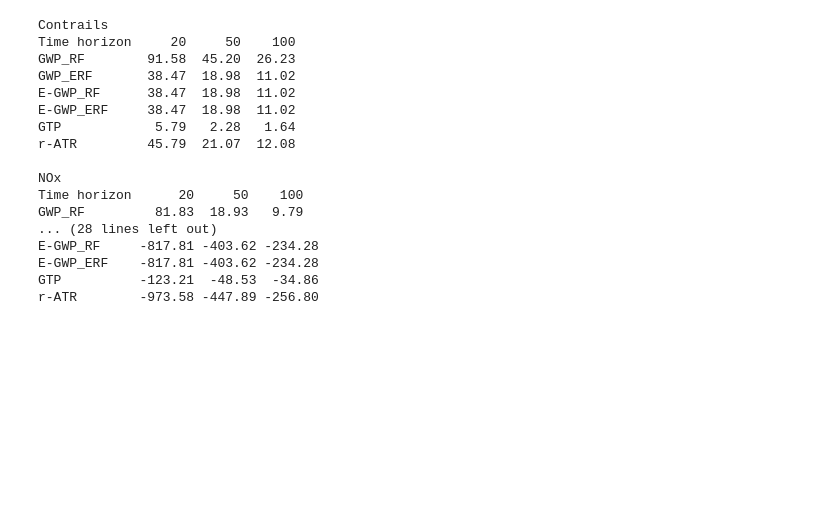
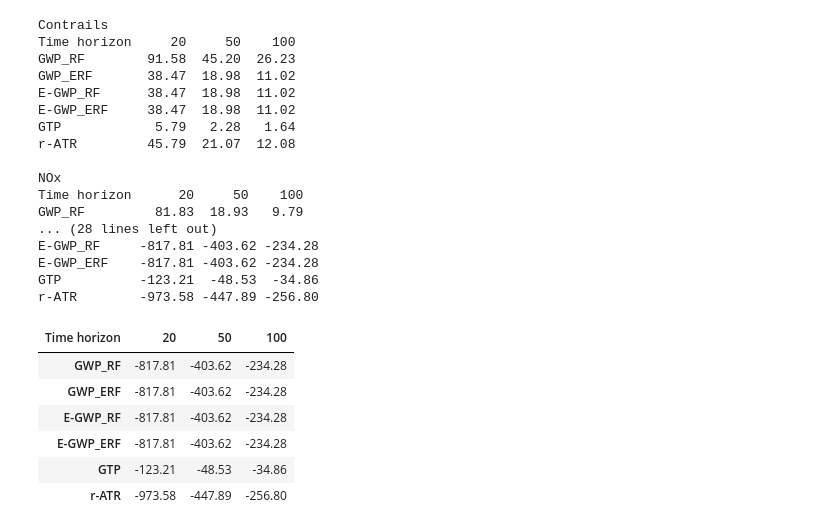
Before and after one commit to AeroMAPS/AeroCM, a Jupyter notebook: metrics_time_horizon_sensitivity.ipynb, the cells around one changed output. Cells and saved outputs as stored; diff of their text form; code cells hidden in the pictures; blank space fills up the shorter version.

```diff
--- a/metrics_time_horizon_sensitivity.ipynb
+++ b/metrics_time_horizon_sensitivity.ipynb
@@ -236,3 +236,13 @@ E-GWP_RF     -817.81 -403.62 -234.28
 E-GWP_ERF    -817.81 -403.62 -234.28
 GTP          -123.21  -48.53  -34.86
 r-ATR        -973.58 -447.89 -256.80
+# %%
+df
+# %% [output]
+| Time horizon | 20 | 50 | 100 |
+| GWP_RF | -817.81 | -403.62 | -234.28 |
+| GWP_ERF | -817.81 | -403.62 | -234.28 |
+| E-GWP_RF | -817.81 | -403.62 | -234.28 |
+| E-GWP_ERF | -817.81 | -403.62 | -234.28 |
+| GTP | -123.21 | -48.53 | -34.86 |
+| r-ATR | -973.58 | -447.89 | -256.80 |
```
Also changed, not shown: 6 other files.
